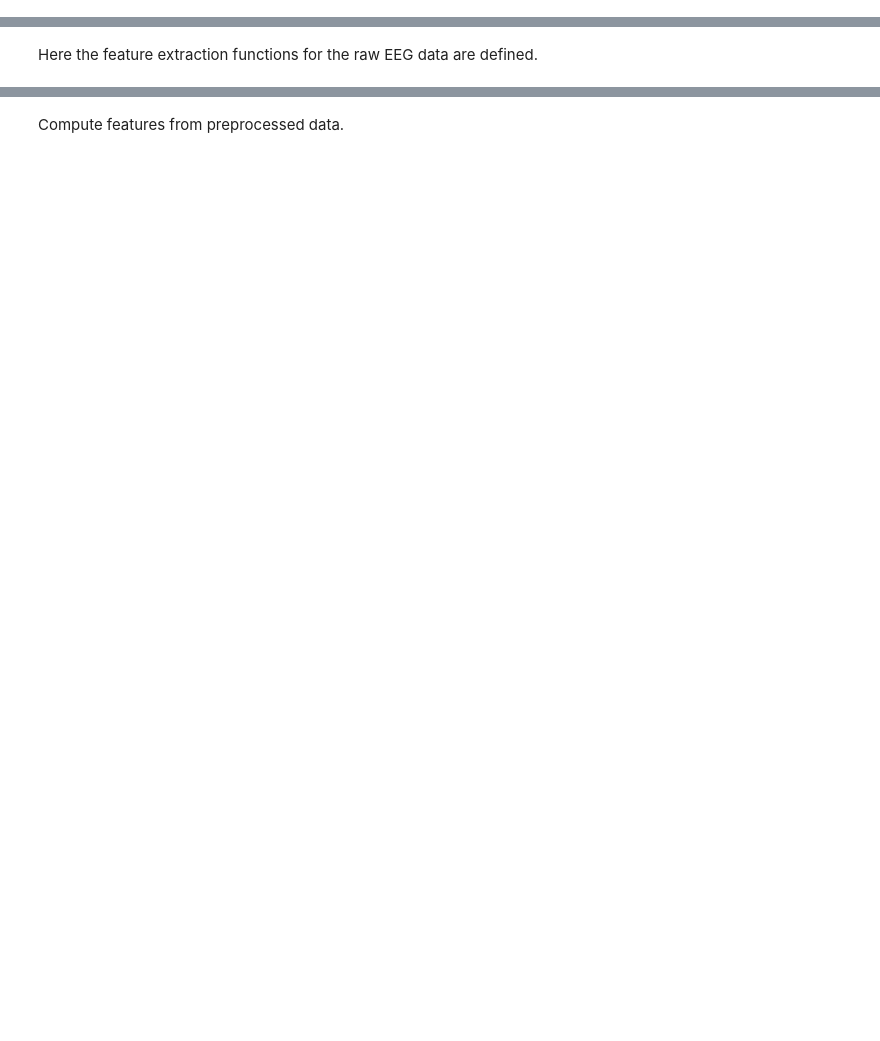
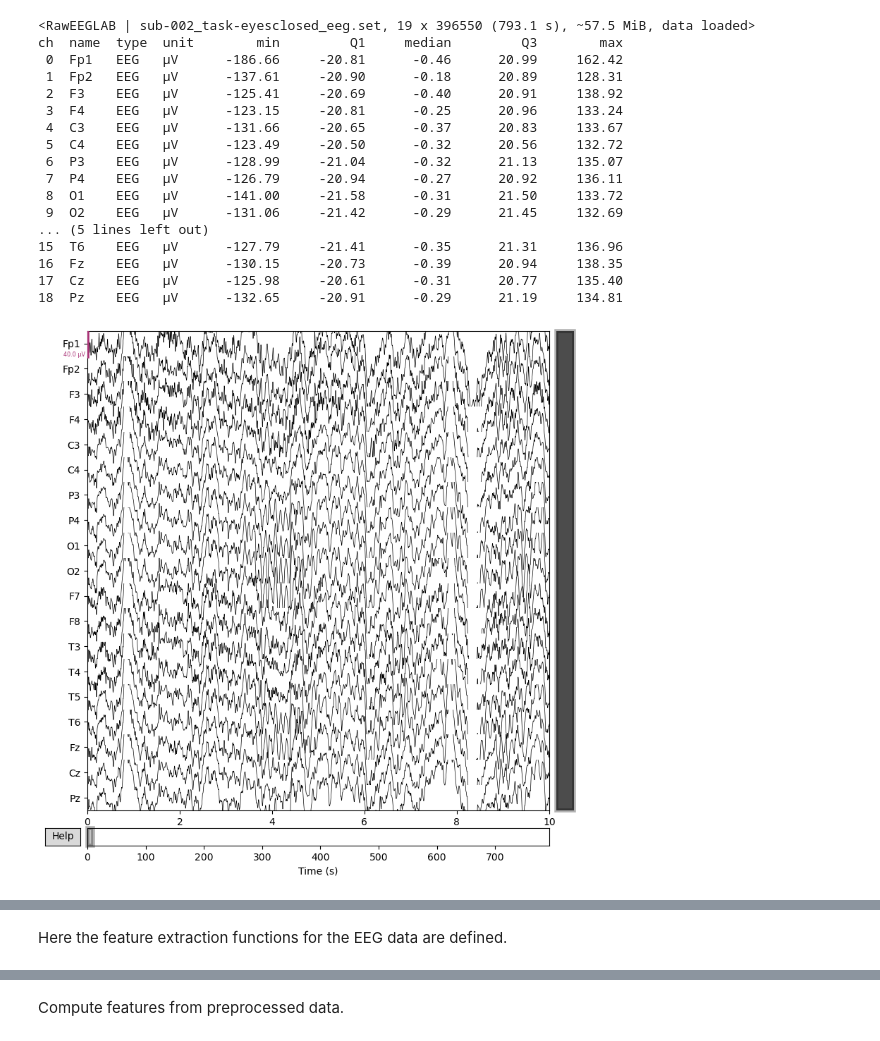
Before and after one commit to jabungaa/Exceptional-Model-Mining-for-EEG-Data, a Jupyter notebook: RW4DS_second_dataset.ipynb, the cells around one changed output, grey strips where cells are left out. Drawn from its saved outputs; the diff is of its cells as text; code cells hidden in the pictures; blank space fills up the shorter version.

```diff
--- a/RW4DS_second_dataset.ipynb
+++ b/RW4DS_second_dataset.ipynb
@@ -23,8 +43,23 @@ print(raw._orig_units)
 # %%
-# Trying out the Alzheimer's disease, Frontotemporal dementia and Healthy subjects dataset
-import mne
-import os
-
-raw = mne.io.read_raw_eeglab("Alzheimer-Frontotemporal-healthy/derivatives/sub-002/eeg/sub-002_task-eyesclosed_eeg.set")
+raw = mne.io.read_raw_eeglab("Alzheimer-Frontotemporal-healthy/derivatives/sub-002/eeg/sub-002_task-eyesclosed_eeg.set", preload=True)
 raw.describe()
 raw.plot()
+# %% [output]
+<RawEEGLAB | sub-002_task-eyesclosed_eeg.set, 19 x 396550 (793.1 s), ~57.5 MiB, data loaded>
+ch  name  type  unit        min         Q1     median         Q3        max
+ 0  Fp1   EEG   µV      -186.66     -20.81      -0.46      20.99     162.42
+ 1  Fp2   EEG   µV      -137.61     -20.90      -0.18      20.89     128.31
+ 2  F3    EEG   µV      -125.41     -20.69      -0.40      20.91     138.92
+ 3  F4    EEG   µV      -123.15     -20.81      -0.25      20.96     133.24
+ 4  C3    EEG   µV      -131.66     -20.65      -0.37      20.83     133.67
+ 5  C4    EEG   µV      -123.49     -20.50      -0.32      20.56     132.72
+ 6  P3    EEG   µV      -128.99     -21.04      -0.32      21.13     135.07
+ 7  P4    EEG   µV      -126.79     -20.94      -0.27      20.92     136.11
+ 8  O1    EEG   µV      -141.00     -21.58      -0.31      21.50     133.72
+ 9  O2    EEG   µV      -131.06     -21.42      -0.29      21.45     132.69
+... (5 lines left out)
+15  T6    EEG   µV      -127.79     -21.41      -0.35      21.31     136.96
+16  Fz    EEG   µV      -130.15     -20.73      -0.39      20.94     138.35
+17  Cz    EEG   µV      -125.98     -20.61      -0.31      20.77     135.40
+18  Pz    EEG   µV      -132.65     -20.91      -0.29      21.19     134.81
+[figure, added]
@@ -31,4 +67,4 @@ raw.plot()
 # %% [markdown]
-Here the feature extraction functions for the raw EEG data are defined.
+Here the feature extraction functions for the EEG data are defined.
 # %%
 def band_powers_ratios(raw_frame, explicit=True): # raw frame is 128 x 75250
```
Also changed, not shown: parts of 18 cells of this notebook.
